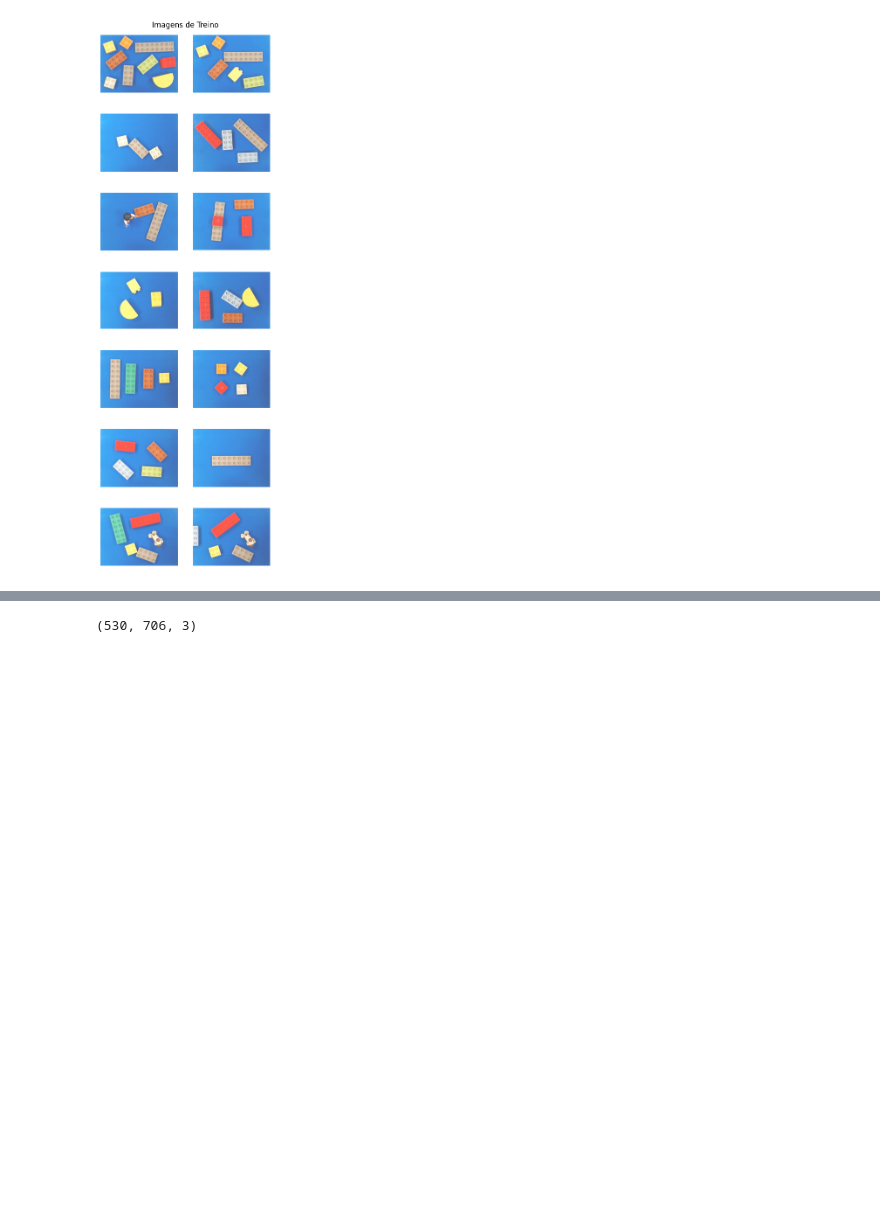
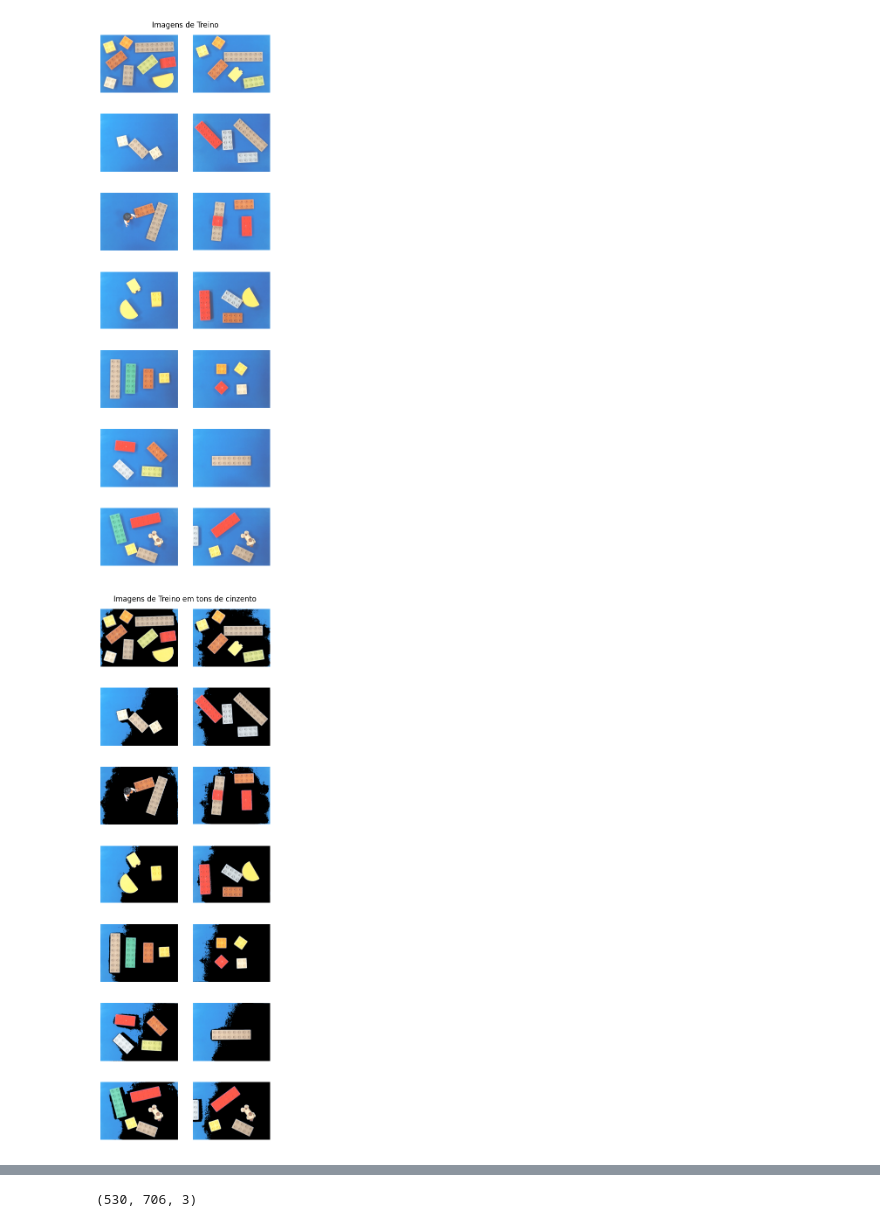
Before and after one commit to LPSD18/PIV, a Jupyter notebook: TP1/PIV_TP1_48328_48168.ipynb, the cells around one changed output, grey strips where cells are left out. Saved outputs shown, nothing was run; the diff lists cells and outputs as text; code cells hidden in the pictures; blank space fills up the shorter version.

```diff
--- a/TP1/PIV_TP1_48328_48168.ipynb
+++ b/TP1/PIV_TP1_48328_48168.ipynb
@@ -119,3 +119,26 @@ for i, image in enumerate(images[:14]):
 plt.show()
 # %% [output]
 [figure]
+# %%
+backImages = []
+for color in images:
+    mask = cv2.inRange(cv2.cvtColor(color,cv2.COLOR_BGR2RGB),np.array([47,85,101]),np.array([99,149,231]))
+    mask = 255-mask
+    mask = cv2.cvtColor(mask,cv2.COLOR_GRAY2RGB)
+    imageOut = cv2.multiply(color/255,mask/255)
+    imageOut = (imageOut * 255).astype(np.uint8)
+    backImages.append(imageOut)
+
+#Representação das imagens de treino
+plt.figure(figsize=(5,16))
+plt.title("Imagens de Treino em tons de cinzento")
+plt.axis('off')
+
+for i, image in enumerate(backImages):
+    plt.subplot(7, 2, i+1)  # 7 linhas, 2 colunas
+    plt.imshow(cv2.cvtColor(image, cv2.COLOR_RGB2BGR))
+    plt.axis('off')
+
+plt.show()
+# %% [output]
+[figure, added]
```
Also changed, not shown: parts of 6 cells of this notebook, 2 other files.
